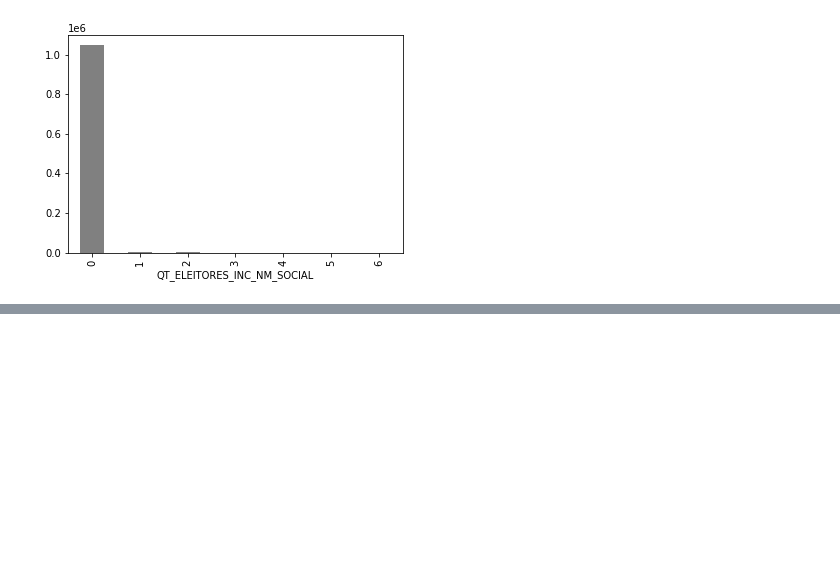
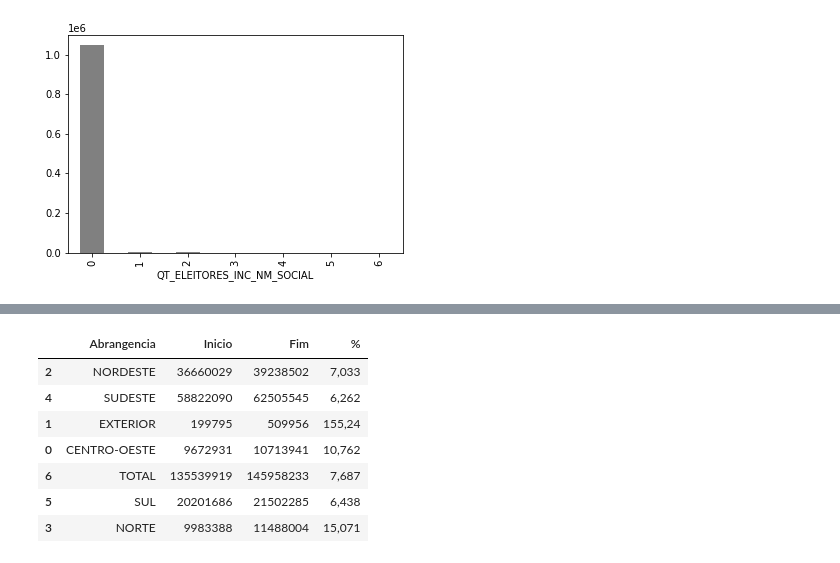
Before and after one commit to JonyHM/raspagem_dados_6_bd, a Jupyter notebook: ex1.ipynb, the cells around one changed output, grey strips where cells are left out. Saved outputs shown, nothing was run; the diff lists cells and outputs as text; code cells hidden in the pictures; blank space fills up the shorter version.

```diff
--- a/ex1.ipynb
+++ b/ex1.ipynb
@@ -157,0 +209,11 @@ nm_social.plot.bar(color = 'gray')
+# %%
+dataset_evl.sample(7)
+# %% [output]
+|  | Abrangencia | Inicio | Fim | % |
+| 2 | NORDESTE | 36660029 | 39238502 | 7,033 |
+| 4 | SUDESTE | 58822090 | 62505545 | 6,262 |
+| 1 | EXTERIOR | 199795 | 509956 | 155,24 |
+| 0 | CENTRO-OESTE | 9672931 | 10713941 | 10,762 |
+| 6 | TOTAL | 135539919 | 145958233 | 7,687 |
+| 5 | SUL | 20201686 | 21502285 | 6,438 |
+| 3 | NORTE | 9983388 | 11488004 | 15,071 |
```
Also changed, not shown: parts of 13 cells of this notebook, 2 other files.
